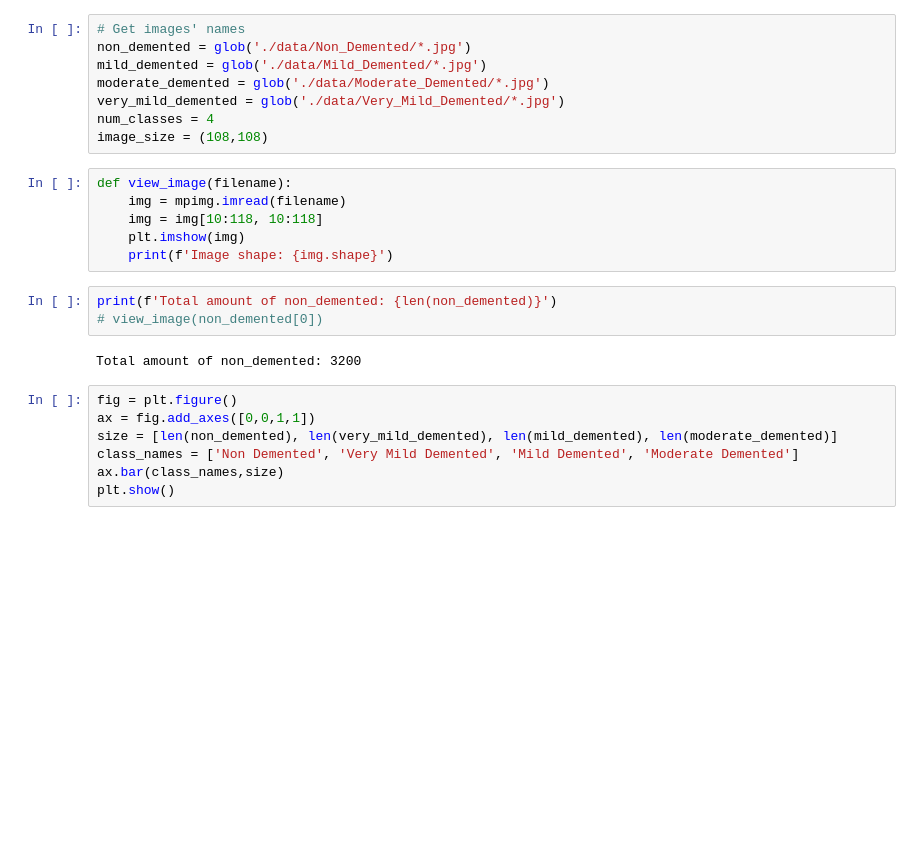
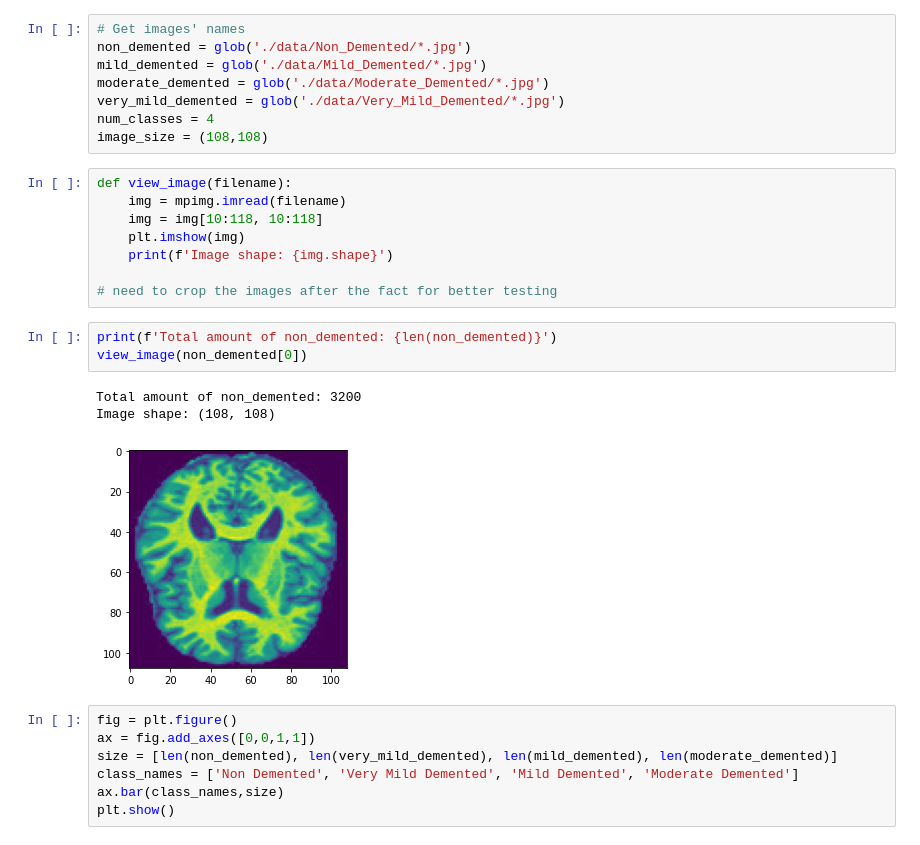
Before and after one commit to trietvuive/MRI_Alzheimer, a Jupyter notebook: notebook.ipynb, the cells around one changed output. Cells and saved outputs as stored; diff of their text form; blank space fills up the shorter version.

```diff
--- a/notebook.ipynb
+++ b/notebook.ipynb
@@ -25,11 +23,15 @@ def view_image(filename):
     img = img[10:118, 10:118]
     plt.imshow(img)
     print(f'Image shape: {img.shape}')
+
+# need to crop the images after the fact for better testing
 # %%
 print(f'Total amount of non_demented: {len(non_demented)}')
-# view_image(non_demented[0])
+view_image(non_demented[0])
 # %% [output]
 Total amount of non_demented: 3200
+Image shape: (108, 108)
+[figure, added]
 # %%
 fig = plt.figure()
 ax = fig.add_axes([0,0,1,1])
```
Also changed, not shown: parts of 4 cells of this notebook.
